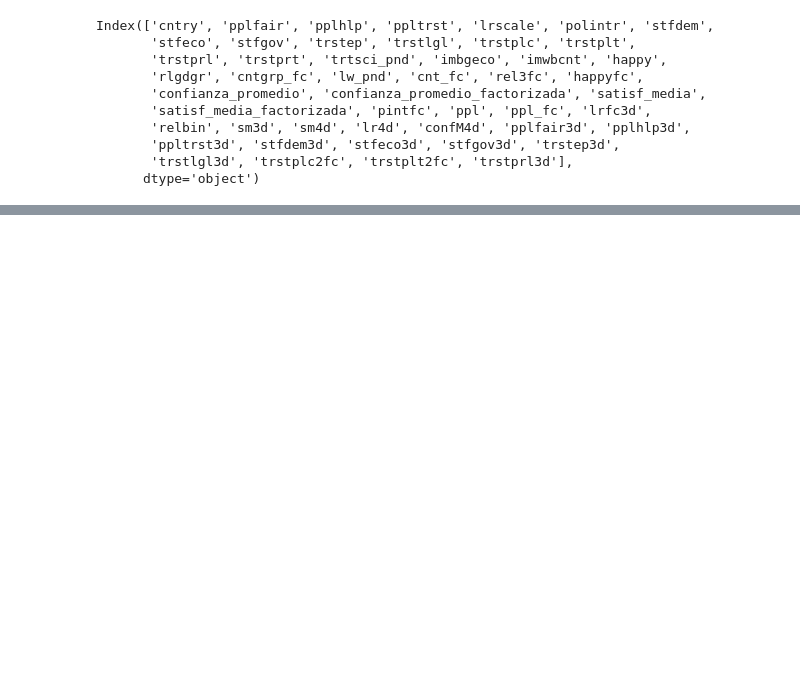
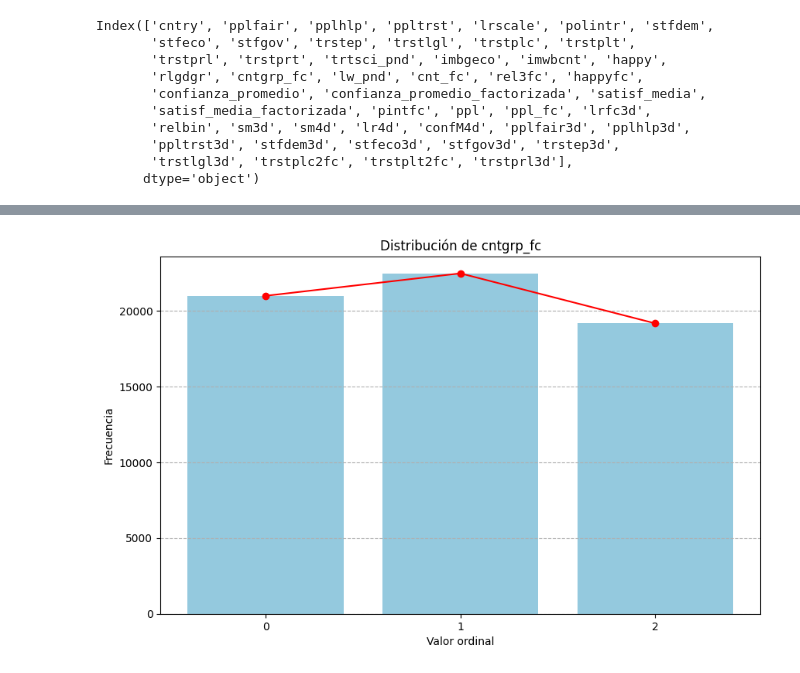
Before and after one commit to JosBerGon34/4GA.DataScience, a Jupyter notebook: src/PASO5/P5.2FeatureEngineering3.ipynb, the cells around one changed output, grey strips where cells are left out. Saved outputs shown, nothing was run; the diff lists cells and outputs as text; code cells hidden in the pictures; blank space fills up the shorter version.

```diff
--- a/src/PASO5/P5.2FeatureEngineering3.ipynb
+++ b/src/PASO5/P5.2FeatureEngineering3.ipynb
@@ -121,0 +163,4 @@ NameError: name 'df1' is not defined
+# %%
+visdist(df, 'cntgrp_fc')
+# %% [output]
+[figure, added]
```
Also changed, not shown: parts of 21 cells of this notebook, 2 other files.
